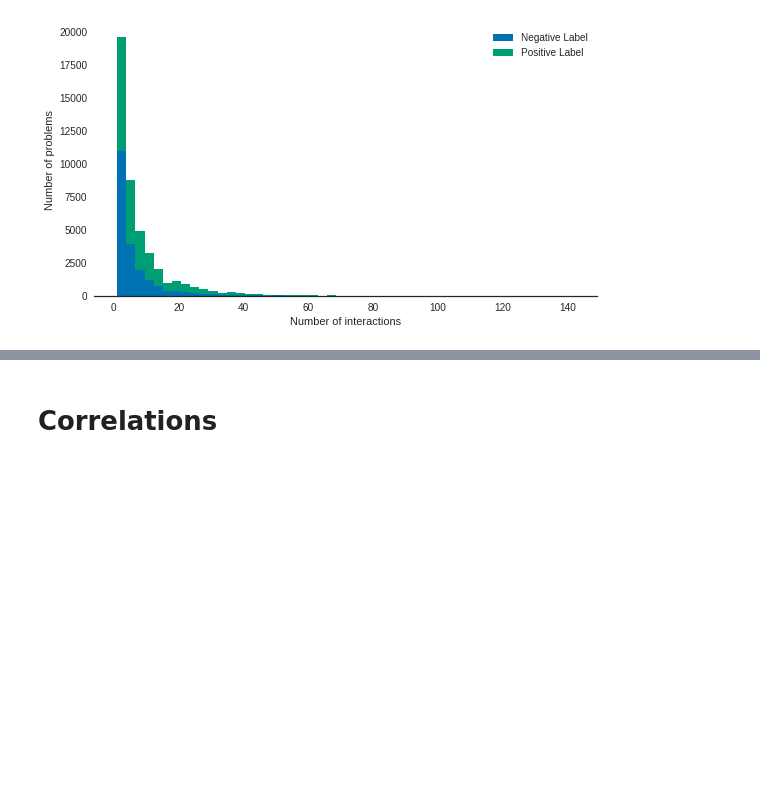
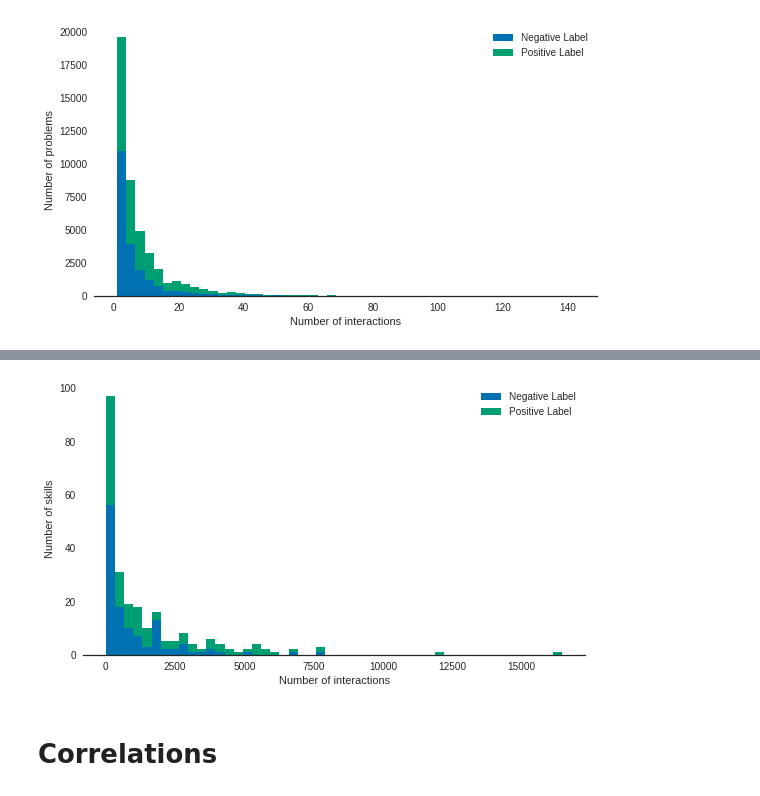
Before and after one commit to mit0110/knowledge_tracing, a Jupyter notebook: notebooks/Assistments 2009 description.ipynb, the cells around one changed output, grey strips where cells are left out. Drawn from its saved outputs; the diff is of its cells as text; code cells hidden in the pictures; blank space fills up the shorter version.

```diff
--- a/notebooks/Assistments 2009 description.ipynb
+++ b/notebooks/Assistments 2009 description.ipynb
@@ -146,0 +166,3 @@ sns.despine(left=True)
+# %%
+counts_by_skill = dataset[['skill_id', 'correct', 'order_id']].groupby(['correct', 'skill_id']).count()
+counts_by_skill[:10]
@@ -147,3 +182,13 @@ sns.despine(left=True)
+# %%
+fig, ax = plt.subplots(1, 1, figsize=(9, 5))
+ax.hist([counts_by_skill.loc[0].order_id.values, counts_by_skill.loc[1].order_id.values],
+         bins=50, stacked=True, rwidth=1.0, label=['Negative Label', 'Positive Label'])
+ax.legend()
+ax.set_xlabel('Number of interactions')
+ax.set_ylabel('Number of skills')
+sns.despine(left=True)
+# %% [output]
+[figure, added]
 # %% [markdown]
 Correlations
 ====
```
Also changed, not shown: parts of 32 cells of this notebook, 6 other files.
